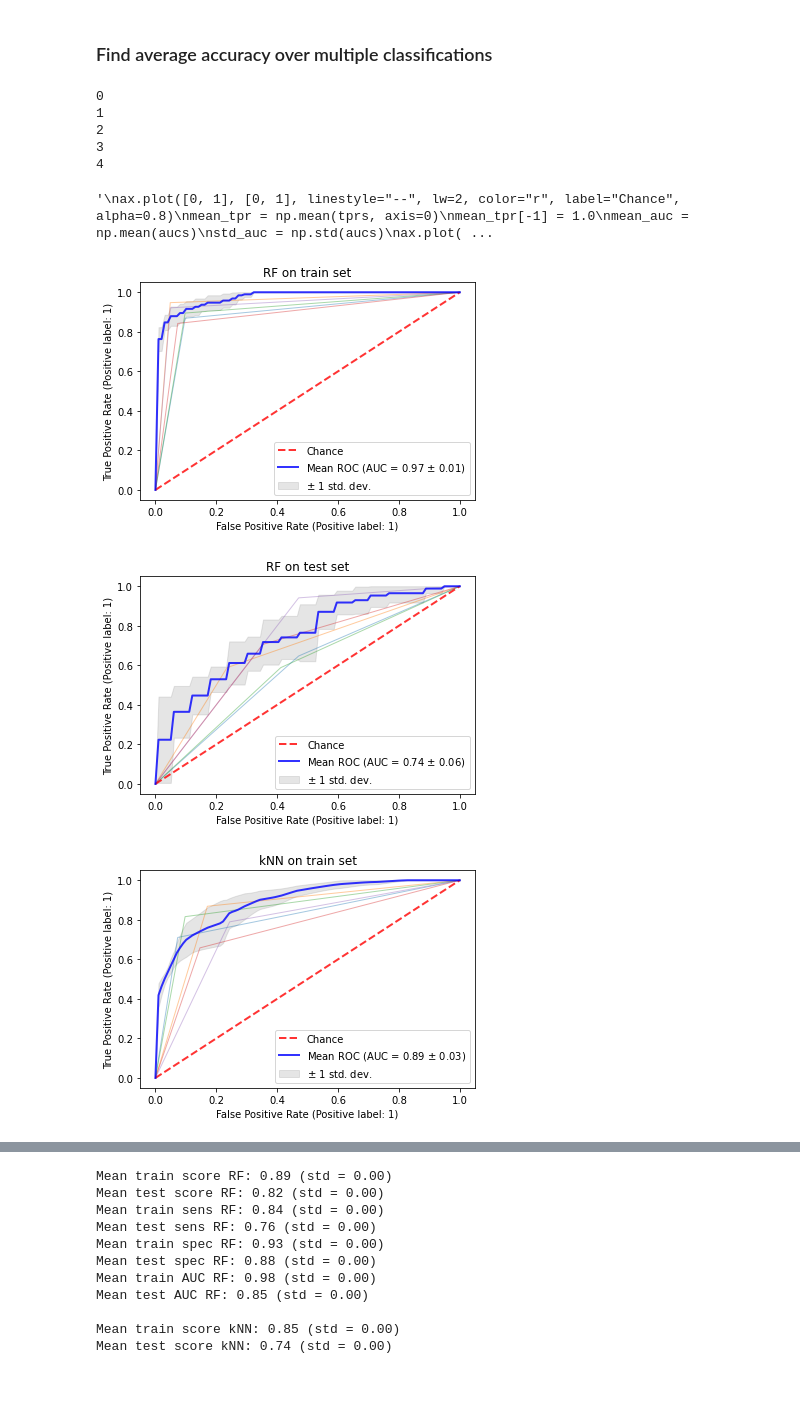
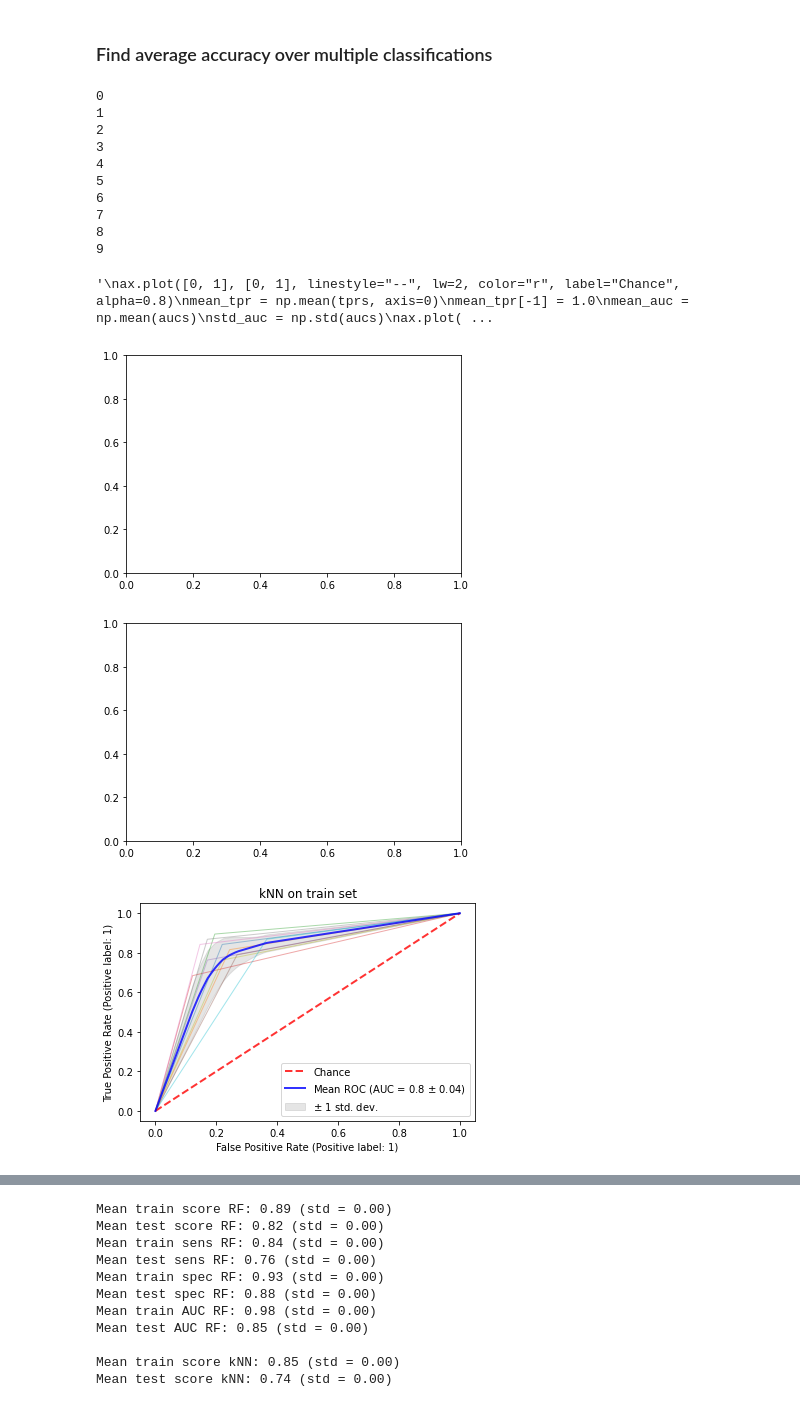
Before and after one commit to vagmarting/TM10007_Group_8, a Jupyter notebook: main.ipynb, the cells around one changed output, grey strips where cells are left out. Saved outputs shown, nothing was run; the diff lists cells and outputs as text; code cells hidden in the pictures.

Commit message:
Incomplete attempt at plotting average ROC

```diff
--- a/main.ipynb
+++ b/main.ipynb
@@ -212,13 +212,13 @@ def outcome_measures(results, label):
 def get_roc(roc, mean_fpr):
     # fpr, tpr, _ = roc_curve(label, pos_probs)
     interp_tpr = np.interp(mean_fpr, roc.fpr, roc.tpr)
-    interp_tpr[0] = 0.0
+    interp_tpr[0] = 0
     return interp_tpr
 # %%
 def plot_roc(fig, ax, tprs, aucs, title):
     ax.plot([0, 1], [0, 1], linestyle="--", lw=2, color="r", label="Chance", alpha=0.8)
     mean_tpr = np.mean(tprs, axis=0)
-    mean_tpr[-1] = 1.0
+    mean_tpr[-1] = 1
     mean_auc = np.mean(aucs)
     std_auc = np.std(aucs)
     ax.plot(mean_fpr, mean_tpr, color="b", label=rf"Mean ROC (AUC = {np.round(mean_auc,2)} $\pm$ {np.round(std_auc,2)})", lw=2, alpha=0.8)
@@ -243,7 +243,7 @@ plot_roc(knn_test_fig, knn_test_ax, knn_test_tprs, knn_test_aucs, "kNN on test s
 import logging
 logging.getLogger().setLevel(logging.CRITICAL)
 
-loops = 3
+loops = 10
 num_best_features = 80
 rf_score_train_array = np.zeros(loops)
 rf_score_test_array = np.zeros(loops)
@@ -288,17 +288,17 @@ for loop in range(loops):
 
     # Lasso regression
     lasso_train, lasso_test = lasso_regression(kbest_train, train_label, kbest_test)
-
+    """
     # Random forest classifier
     rf_train_results, rf_test_results, rf_best_model = random_forest(lasso_train, lasso_test, train_label)
-
+    """
     # kNN classifier
     knn_train_results, knn_test_results, knn_best_model = knn_classifier(lasso_train, lasso_test, train_label)
-
+    """
     # Calculate outcome measures for RF
     rf_score_train_array[loop], rf_sens_train[loop], rf_spec_train[loop] = outcome_measures(rf_train_results, train_label)
     rf_score_test_array[loop], rf_sens_test[loop], rf_spec_test[loop] = outcome_measures(rf_test_results, test_label)
-
+    """
     # Calculate outcome measures for kNN
     knn_score_train_array[loop], knn_sens_train[loop], knn_spec_train[loop] = outcome_measures(knn_train_results, train_label)
     knn_score_test_array[loop], knn_sens_test[loop], knn_spec_test[loop] = outcome_measures(knn_test_results, test_label)
@@ -321,8 +321,11 @@ for loop in range(loops):
     knn_test_pos_probs = yhat[:, 1]
     knn_roc_auc_test[loop] = roc_auc_score(test_label, knn_test_pos_probs)
     """
+    """
     # Plot ROCs
     rf_train_roc = metrics.RocCurveDisplay.from_predictions(train_label, rf_train_results, name="_nolegend_", alpha=0.4, lw=1, ax=rf_train_ax)
+    interp_tpr = np.interp(mean_fpr, rf_train_roc.fpr, rf_train_roc.tpr)
+    interp_tpr[0] = 0
     rf_train_interp_tpr = get_roc(rf_train_roc, mean_fpr)
     rf_train_tprs.append(rf_train_interp_tpr)
     rf_train_aucs.append(rf_train_roc.roc_auc)
@@ -331,7 +334,7 @@ for loop in range(loops):
     rf_test_interp_tpr = get_roc(rf_test_roc, mean_fpr)
     rf_test_tprs.append(rf_test_interp_tpr)
     rf_test_aucs.append(rf_test_roc.roc_auc)
-
+    """
     knn_train_roc = metrics.RocCurveDisplay.from_predictions(train_label, knn_train_results, name="_nolegend_", alpha=0.4, lw=1, ax=knn_train_ax)
     knn_train_interp_tpr = get_roc(knn_train_roc, mean_fpr)
     knn_train_tprs.append(knn_train_interp_tpr)
@@ -341,36 +344,42 @@ for loop in range(loops):
     knn_test_interp_tpr = get_roc(knn_test_roc, mean_fpr)
     knn_test_tprs.append(knn_test_interp_tpr)
     knn_test_aucs.append(knn_test_roc.roc_auc)
-
+"""
 plot_roc(rf_train_fig, rf_train_ax, rf_train_tprs, rf_train_aucs, "RF on train set")
 plot_roc(rf_test_fig, rf_test_ax, rf_test_tprs, rf_test_aucs, "RF on test set")
+"""
 plot_roc(knn_train_fig, knn_train_ax, knn_train_tprs, knn_train_aucs, "kNN on train set")
 plot_roc(knn_test_fig, knn_test_ax, knn_test_tprs, knn_test_aucs, "kNN on test set")
 
 """
 ax.plot([0, 1], [0, 1], linestyle="--", lw=2, color="r", label="Chance", alpha=0.8)
 mean_tpr = np.mean(tprs, axis=0)
 mean_tpr[-1] = 1.0
 mean_auc = np.mean(aucs)
 std_auc = np.std(aucs)
 ax.plot(mean_fpr, mean_tpr, color="b", label=rf"Mean ROC (AUC = {np.round(mean_auc,2)} $\pm$ {np.round(std_auc,2)})", lw=2, alpha=0.8)
 
 std_tpr = np.std(tprs, axis=0)
 tprs_upper = np.minimum(mean_tpr + std_tpr, 1)
 tprs_lower = np.maximum(mean_tpr - std_tpr, 0)
 ax.fill_between(mean_fpr, tprs_lower, tprs_upper, color="grey", alpha=0.2, label=r"$\pm$ 1 std. dev.")
 
 ax.set_title("Receiver operating characteristic example")
 ax.legend(loc="lower right")
 plt.show()
 """
 # %% [output]
 0
 1
 2
 3
 4
+5
+6
+7
+8
+9
 '\nax.plot([0, 1], [0, 1], linestyle="--", lw=2, color="r", label="Chance", alpha=0.8)\nmean_tpr = np.mean(tprs, axis=0)\nmean_tpr[-1] = 1.0\nmean_auc = np.mean(aucs)\nstd_auc = np.std(aucs)\nax.plot( ...
-[figure, old version]
+[figure, new version]
-[figure, old version]
+[figure, new version]
-[figure, old version]
+[figure, new version]
```
Also changed, not shown: parts of 2 cells of this notebook.
